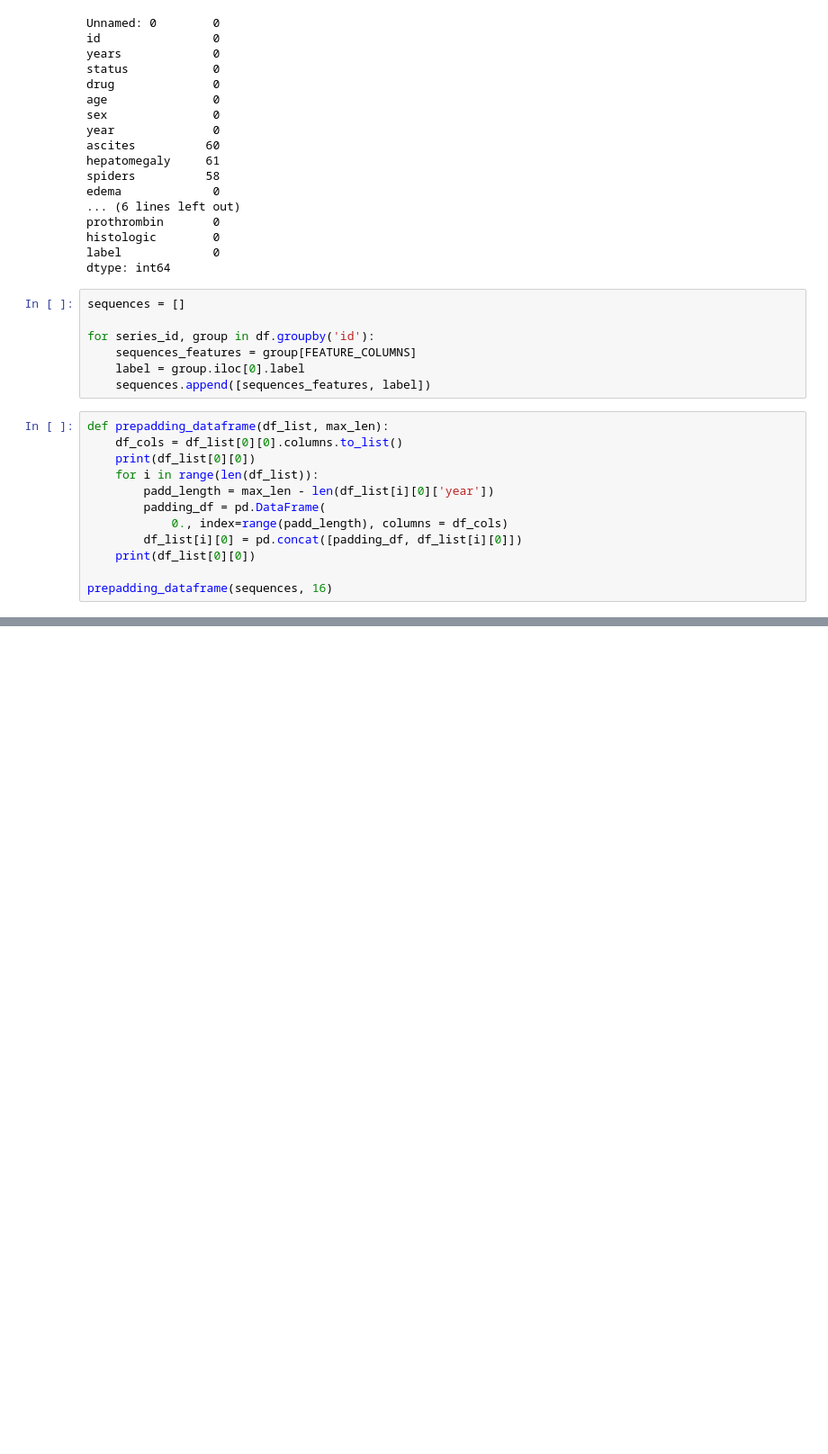
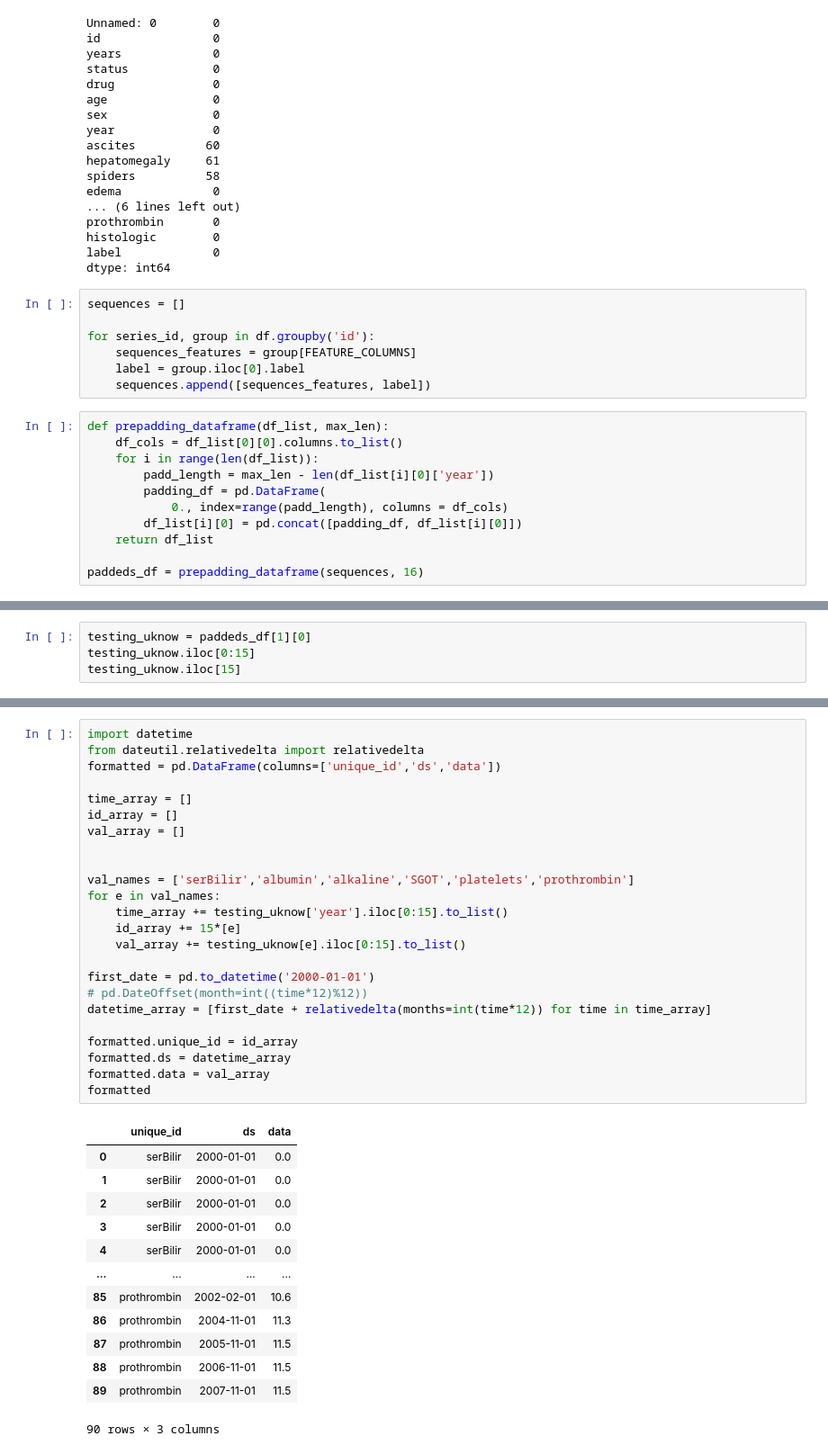
Before and after one commit to periodLeo/omu-internship, a Jupyter notebook: src/data_process_pipeline.ipynb, the cells around one changed output, grey strips where cells are left out. Shown: that part at 90% size. Saved outputs shown, nothing was run; the diff lists cells and outputs as text; blank space fills up the shorter version.

```diff
--- a/src/data_process_pipeline.ipynb
+++ b/src/data_process_pipeline.ipynb
@@ -55,12 +58,11 @@ for series_id, group in df.groupby('id'):
 # %%
 def prepadding_dataframe(df_list, max_len):
     df_cols = df_list[0][0].columns.to_list()
-    print(df_list[0][0])
     for i in range(len(df_list)):
         padd_length = max_len - len(df_list[i][0]['year'])
         padding_df = pd.DataFrame(
             0., index=range(padd_length), columns = df_cols)
         df_list[i][0] = pd.concat([padding_df, df_list[i][0]])
-    print(df_list[0][0])
+    return df_list
 
-prepadding_dataframe(sequences, 16)
+paddeds_df = prepadding_dataframe(sequences, 16)
@@ -87,0 +69,4 @@ prepadding_dataframe(sequences, 16)
+# %%
+testing_uknow = paddeds_df[1][0]
+testing_uknow.iloc[0:15]
+testing_uknow.iloc[15]
@@ -87,0 +82,38 @@ prepadding_dataframe(sequences, 16)
+# %%
+import datetime
+from dateutil.relativedelta import relativedelta
+formatted = pd.DataFrame(columns=['unique_id','ds','data'])
+
+time_array = []
+id_array = []
+val_array = []
+
+
+val_names = ['serBilir','albumin','alkaline','SGOT','platelets','prothrombin']
+for e in val_names:
+    time_array += testing_uknow['year'].iloc[0:15].to_list()
+    id_array += 15*[e]
+    val_array += testing_uknow[e].iloc[0:15].to_list()
+
+first_date = pd.to_datetime('2000-01-01')
+# pd.DateOffset(month=int((time*12)%12))
+datetime_array = [first_date + relativedelta(months=int(time*12)) for time in time_array]
+
+formatted.unique_id = id_array
+formatted.ds = datetime_array
+formatted.data = val_array
+formatted
+# %% [output]
+|  | unique_id | ds | data |
+| 0 | serBilir | 2000-01-01 | 0.0 |
+| 1 | serBilir | 2000-01-01 | 0.0 |
+| 2 | serBilir | 2000-01-01 | 0.0 |
+| 3 | serBilir | 2000-01-01 | 0.0 |
+| 4 | serBilir | 2000-01-01 | 0.0 |
+| ... | ... | ... | ... |
+| 85 | prothrombin | 2002-02-01 | 10.6 |
+| 86 | prothrombin | 2004-11-01 | 11.3 |
+| 87 | prothrombin | 2005-11-01 | 11.5 |
+| 88 | prothrombin | 2006-11-01 | 11.5 |
+| 89 | prothrombin | 2007-11-01 | 11.5 |
+90 rows × 3 columns
```
Also changed, not shown: parts of 5 cells of this notebook.
